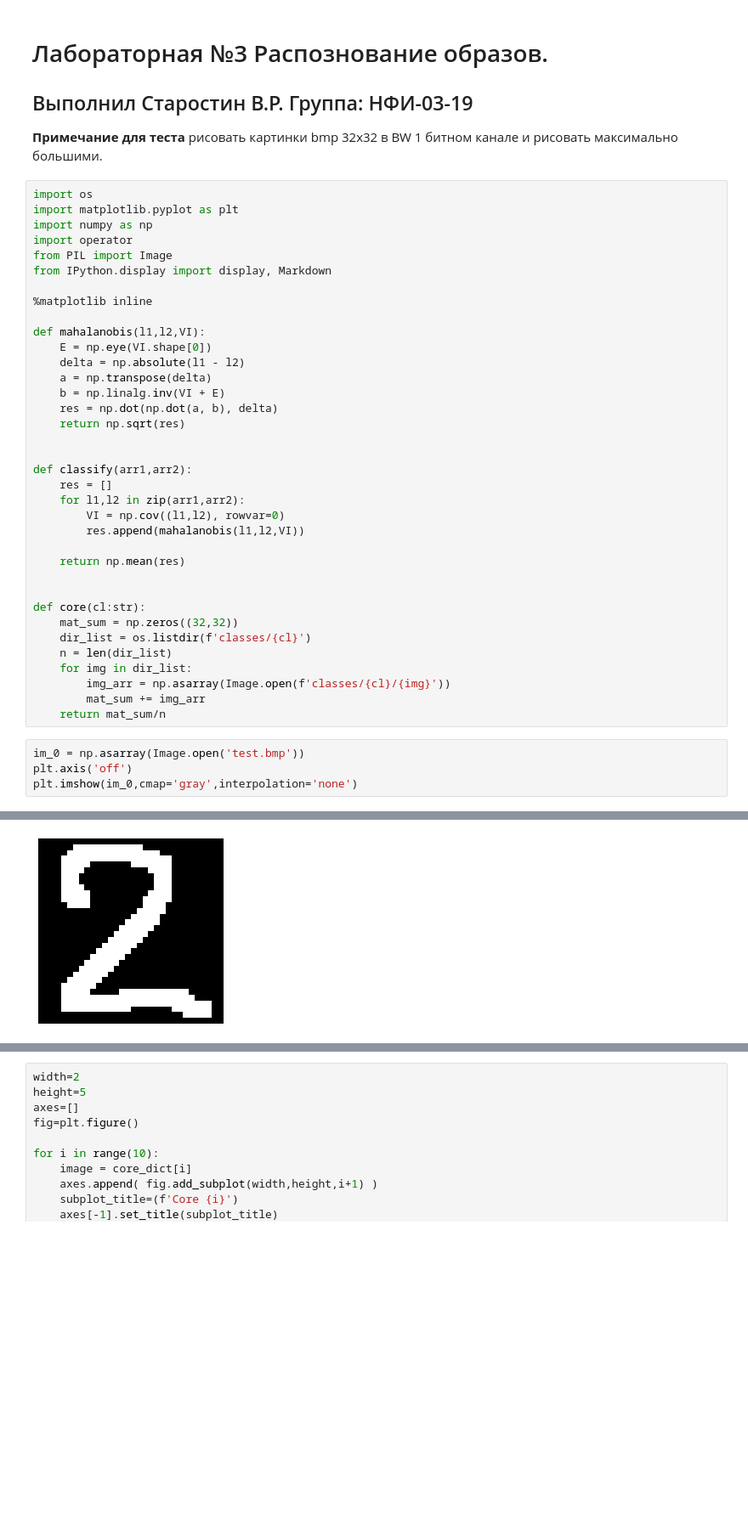
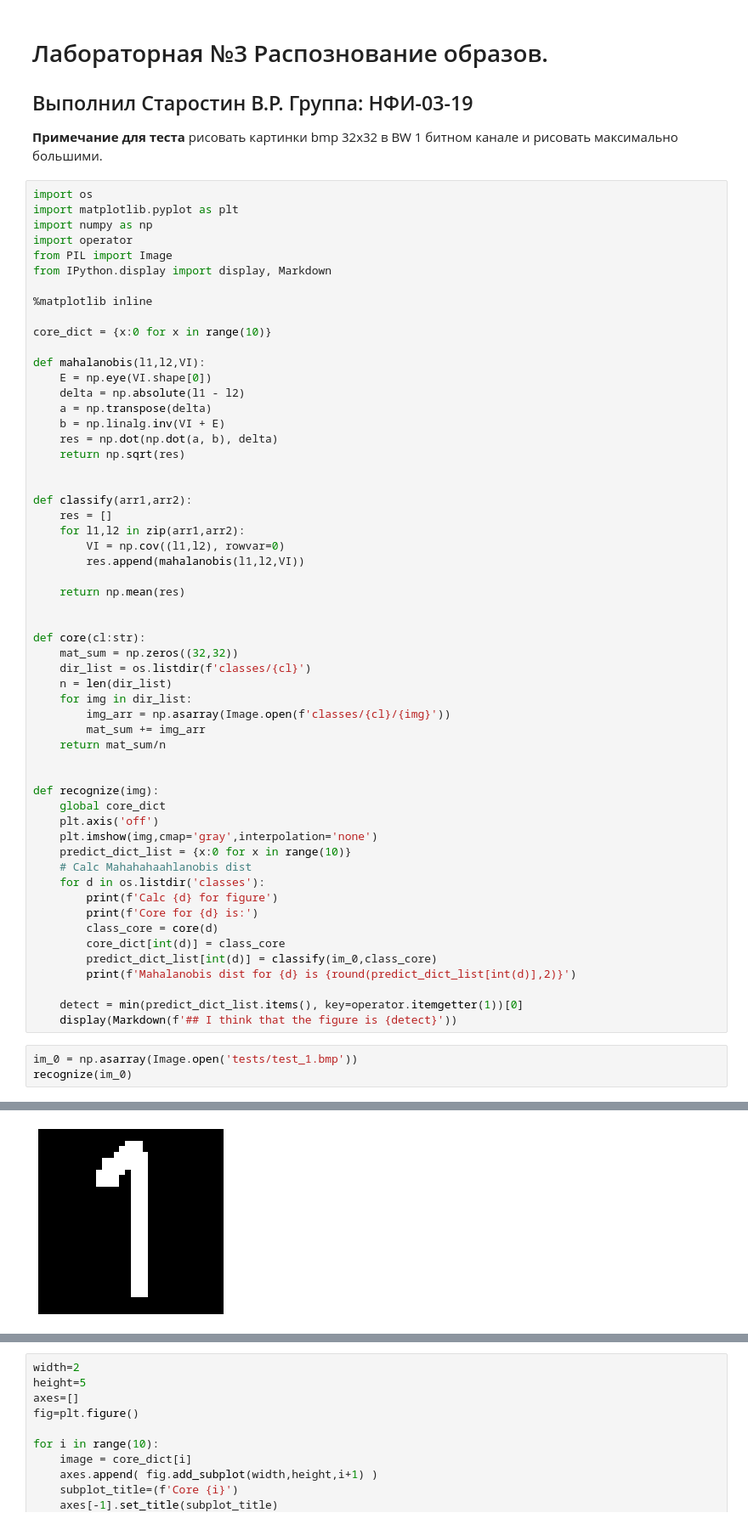
Before and after one commit to flokiKun/lab_03, a Jupyter notebook: main.ipynb, the cells around one changed output, grey strips where cells are left out. Shown at 85% size. Cells and saved outputs as stored; diff of their text form; blank space fills up the shorter version.

Commit message:
add 4 tests

```diff
--- a/main.ipynb
+++ b/main.ipynb
@@ -12,6 +12,8 @@ from PIL import Image
 from IPython.display import display, Markdown
 
 %matplotlib inline
+
+core_dict = {x:0 for x in range(10)}
 
 def mahalanobis(l1,l2,VI):
     E = np.eye(VI.shape[0])
@@ -39,8 +41,25 @@ def core(cl:str):
         img_arr = np.asarray(Image.open(f'classes/{cl}/{img}'))
         mat_sum += img_arr
     return mat_sum/n
+
+
+def recognize(img):
+    global core_dict
+    plt.axis('off')
+    plt.imshow(img,cmap='gray',interpolation='none')
+    predict_dict_list = {x:0 for x in range(10)}
+    # Calc Mahahahaahlanobis dist
+    for d in os.listdir('classes'):
+        print(f'Calc {d} for figure')
+        print(f'Core for {d} is:')
+        class_core = core(d)
+        core_dict[int(d)] = class_core
+        predict_dict_list[int(d)] = classify(im_0,class_core)
+        print(f'Mahalanobis dist for {d} is {round(predict_dict_list[int(d)],2)}')
+
+    detect = min(predict_dict_list.items(), key=operator.itemgetter(1))[0]
+    display(Markdown(f'## I think that the figure is {detect}'))
 # %%
-im_0 = np.asarray(Image.open('test.bmp'))
-plt.axis('off')
-plt.imshow(im_0,cmap='gray',interpolation='none')
+im_0 = np.asarray(Image.open('tests/test_1.bmp'))
+recognize(im_0)
 # %% [output]
@@ -48 +84 @@ plt.imshow(im_0,cmap='gray',interpolation='none')
-[figure, old version]
+[figure, new version]
```
Also changed, not shown: parts of 6 cells of this notebook, 4 other files.
